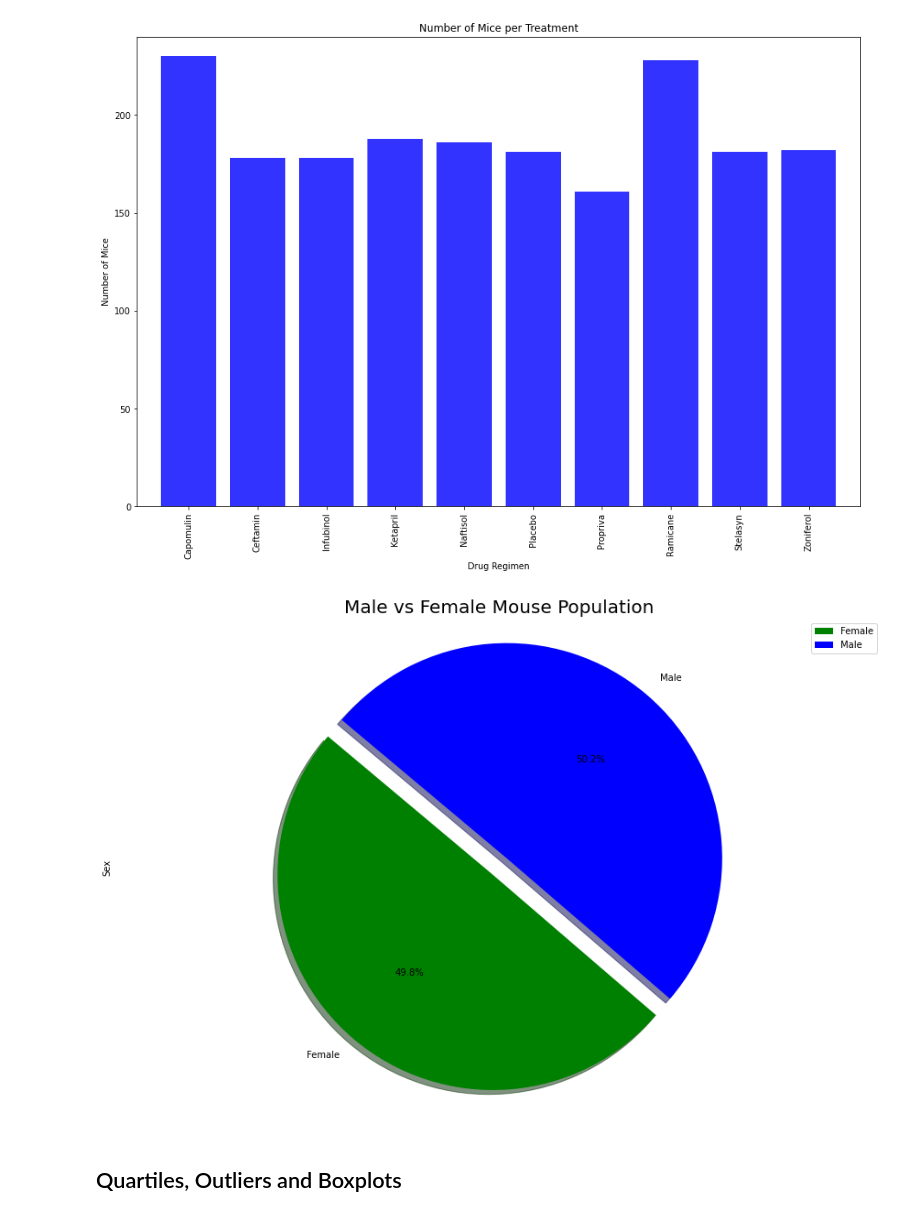
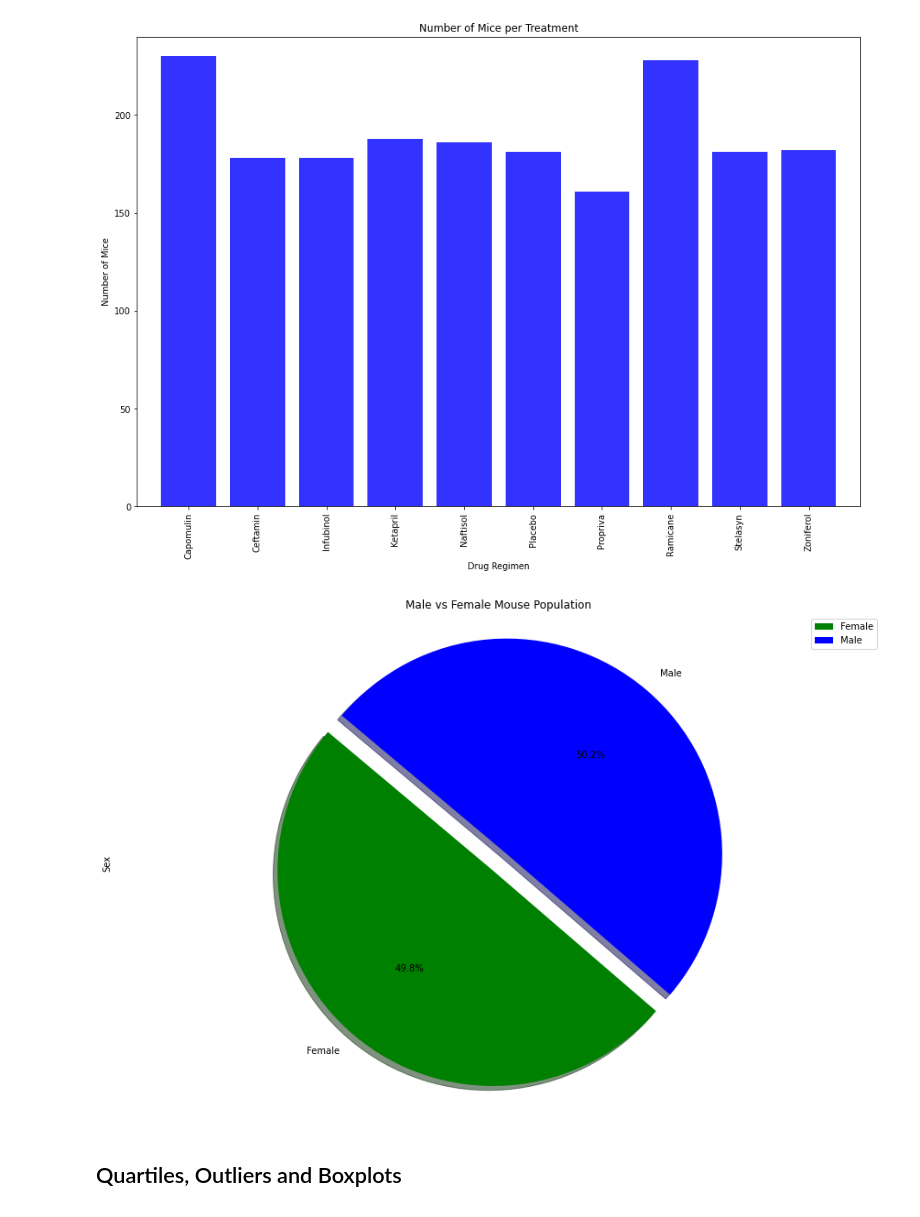
Before and after one commit to tstenner1/Drug-Regimens-Analysis, a Jupyter notebook: Pymaceuticals/pymaceuticals_starter.ipynb, the cells around one changed output. Cells and saved outputs as stored; diff of their text form; code cells hidden in the pictures.

```diff
--- a/Pymaceuticals/pymaceuticals_starter.ipynb
+++ b/Pymaceuticals/pymaceuticals_starter.ipynb
@@ -171,24 +171,24 @@ Text(0, 0.5, 'Number of Mice')
 # %%
 # Generate a pie plot showing the distribution of female versus male mice using pyplot
 groupby_gender = data_df.groupby(["Mouse ID","Sex"])
 groupby_gender
 mouse_gender = pd.DataFrame(gender_df.groupby(["Sex"]).count())
 mouse_gender.columns = ["Total Count"]
 
 
 
 
 gender_df = pd.DataFrame(groupby_gender.size())
 colors = ['green', 'blue']
 explode = (0.1, 0)
 plot = mouse_gender.plot.pie(y='Total Count',figsize=(15,10), colors = colors, startangle=140, explode = explode, shadow = True, autopct="%1.1f%%")
 
-plt.title('Male vs Female Mouse Population',fontsize = 20)
+plt.title('Male vs Female Mouse Population')
 plt.ylabel('Sex')
 plt.axis("equal")
 plt.show()
 # %% [output]
-[figure, old version]
+[figure, new version]
 # %% [markdown]
 ## Quartiles, Outliers and Boxplots
 # %%
```
